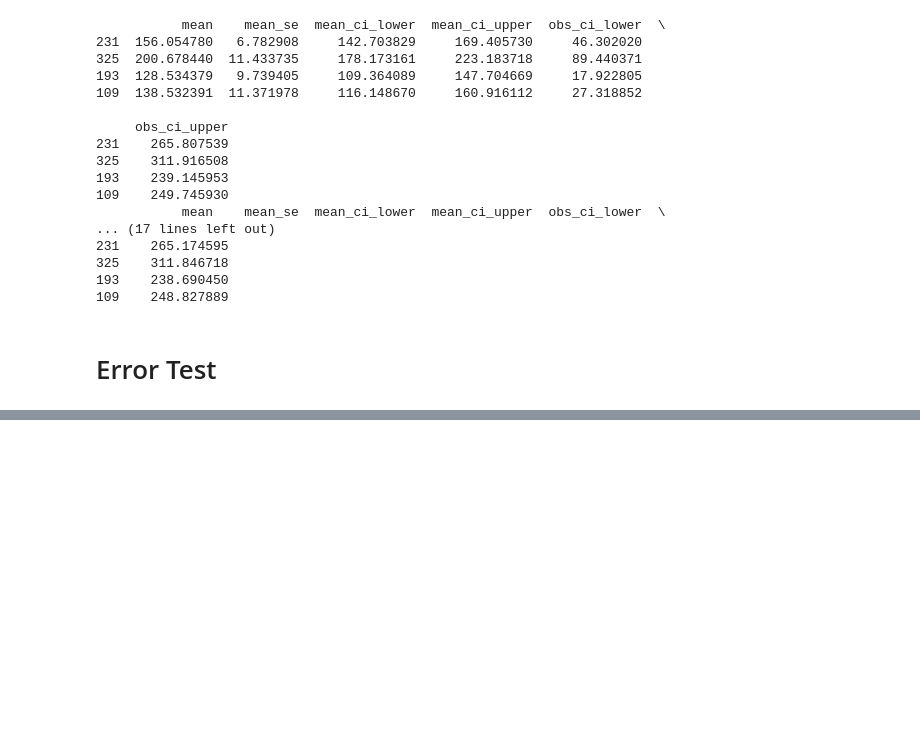
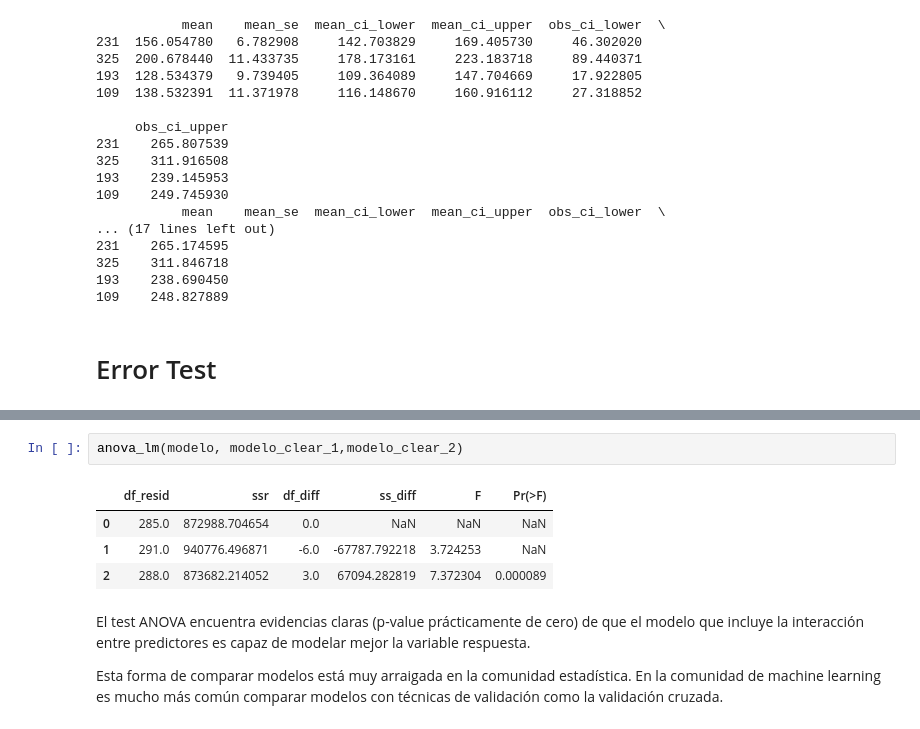
Before and after one commit to octagomez/Practico_191022, a Jupyter notebook: Examen V1.ipynb, the cells around one changed output, grey strips where cells are left out. Saved outputs shown, nothing was run; the diff lists cells and outputs as text; blank space fills up the shorter version.

Commit message:
Se llega hasta F-Test ANOVA (comparacion de modelos)

```diff
--- a/Examen V1.ipynb
+++ b/Examen V1.ipynb
@@ -505,0 +561,11 @@ print(f"El error (rmse) de test es: {rmse}")
+# %%
+anova_lm(modelo, modelo_clear_1,modelo_clear_2)
+# %% [output]
+|  | df_resid | ssr | df_diff | ss_diff | F | Pr(>F) |
+| 0 | 285.0 | 872988.704654 | 0.0 | NaN | NaN | NaN |
+| 1 | 291.0 | 940776.496871 | -6.0 | -67787.792218 | 3.724253 | NaN |
+| 2 | 288.0 | 873682.214052 | 3.0 | 67094.282819 | 7.372304 | 0.000089 |
+# %% [markdown]
+El test ANOVA encuentra evidencias claras (p-value prácticamente de cero) de que el modelo que incluye la interacción entre predictores es capaz de modelar mejor la variable respuesta.
+
+Esta forma de comparar modelos está muy arraigada en la comunidad estadística. En la comunidad de machine learning es mucho más común comparar modelos con técnicas de validación como la validación cruzada.
```
Also changed, not shown: parts of 3 cells of this notebook.
